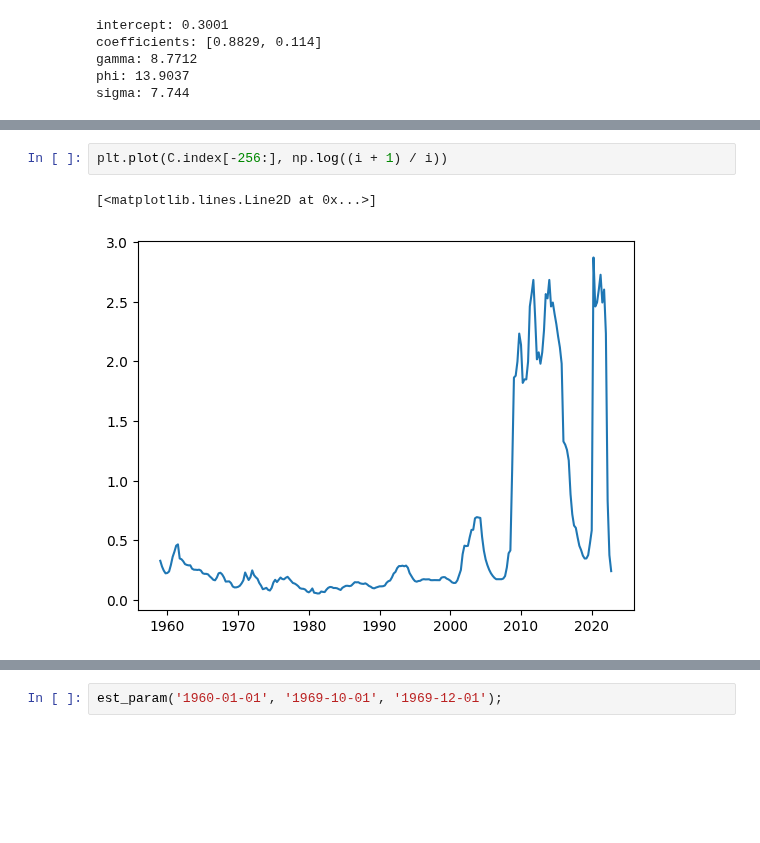
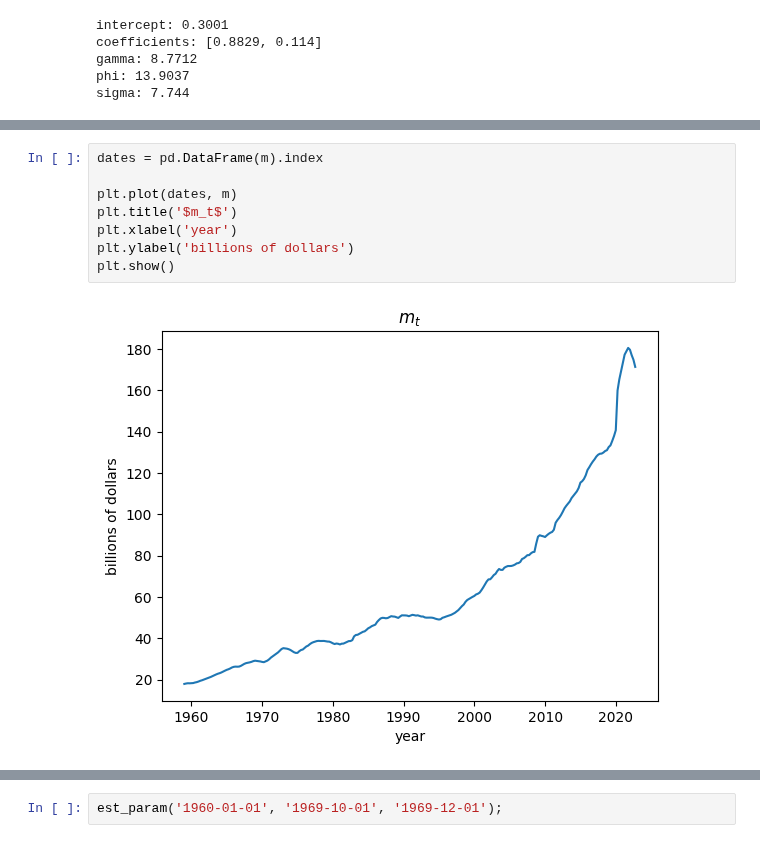
Before and after one commit to sthau/econ-212, a Jupyter notebook: macro_3/macro_3.ipynb, the cells around one changed output, grey strips where cells are left out. Drawn from its saved outputs; the diff is of its cells as text; blank space fills up the shorter version.

Commit message:
Question 1 completed (added graphs to parts b and c)

```diff
--- a/macro_3/macro_3.ipynb
+++ b/macro_3/macro_3.ipynb
@@ -76,5 +70,10 @@ plt.plot(C.index[-256:], np.log(m))
-# %%
-plt.plot(C.index[-256:], np.log((i + 1) / i))
-# %% [output]
-[<matplotlib.lines.Line2D at 0x...>]
-[figure, removed]
+# %%
+dates = pd.DataFrame(m).index
+
+plt.plot(dates, m)
+plt.title('$m_t$')
+plt.xlabel('year')
+plt.ylabel('billions of dollars')
+plt.show()
+# %% [output]
+[figure, added]
```
Also changed, not shown: parts of 14 cells of this notebook.
